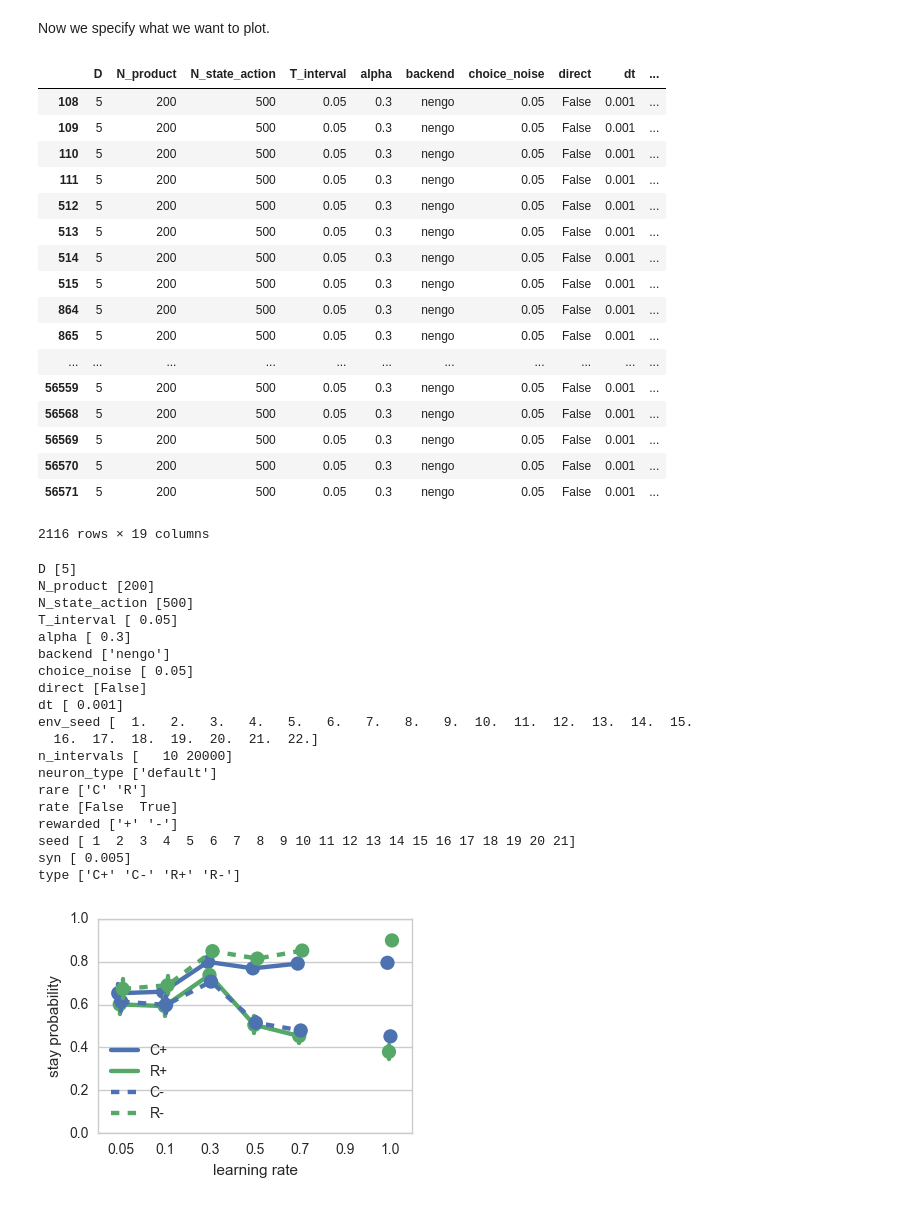
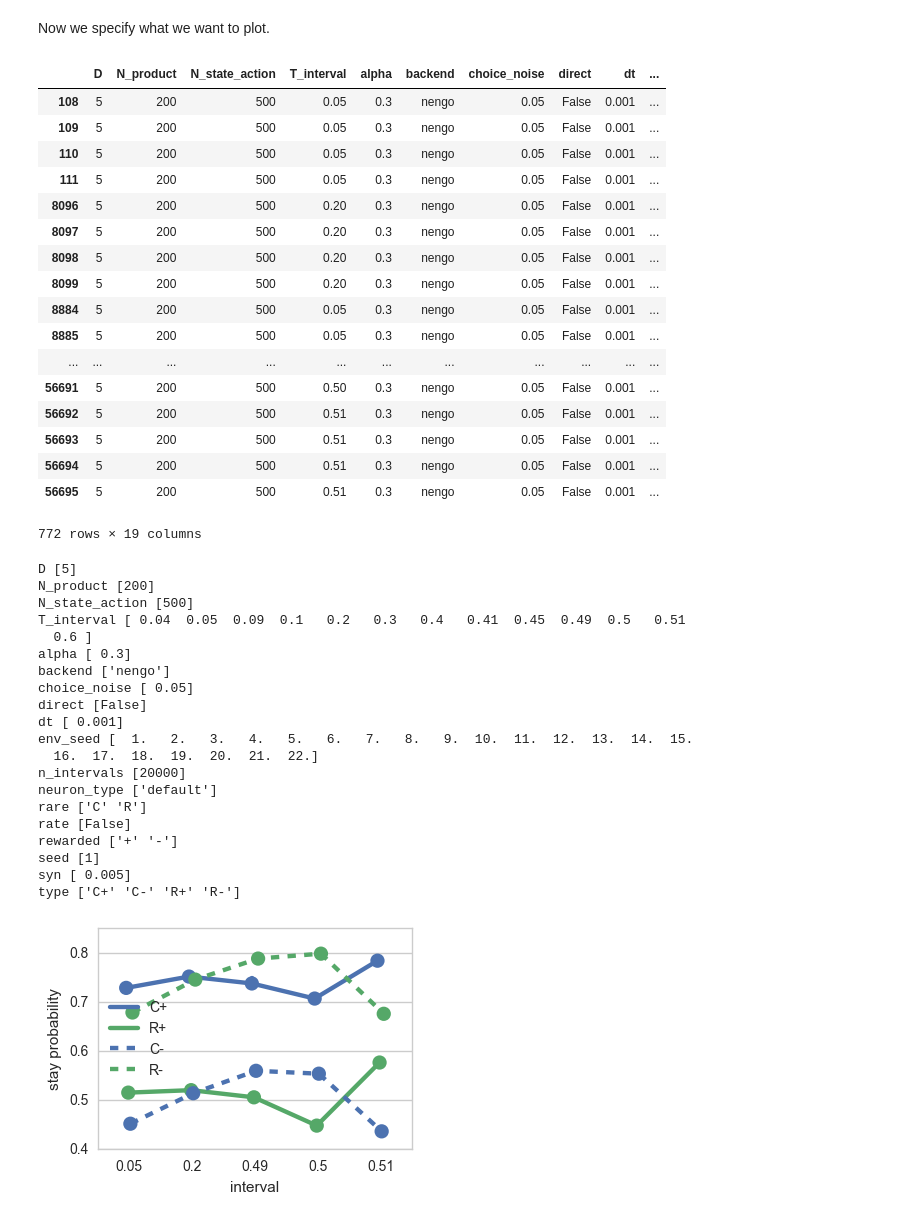
Before and after one commit to ctn-waterloo/cogsci17-rl, a Jupyter notebook: refactor/Plotting Figures.ipynb, the cells around one changed output. Saved outputs shown, nothing was run; the diff lists cells and outputs as text; code cells hidden in the pictures.

Commit message:
double checked plots for correctness

```diff
--- a/refactor/Plotting Figures.ipynb
+++ b/refactor/Plotting Figures.ipynb
@@ -14,7 +14,9 @@ old_data = pytry.read('old_data')
 Now convert it all into a useful pandas DataFrame
 # %%
 data2 = []
-for i, d in enumerate(data+old_data):
+all_data = data+old_data
+#for i, d in enumerate(data+old_data):
+for i, d in enumerate(all_data):
     stay = d['stay_prob']
     for rewarded in [True, False]:
         for rare in [True, False]:
@@ -39,19 +41,21 @@ for i, d in enumerate(data+old_data):
             if 'rate' not in d2:
                 d2['rate'] = False
 
+
+
 df = pandas.DataFrame(data2)
 # %% [markdown]
 Now we specify what we want to plot.
 # %%
-figure = 5
+figure = 7
 
 if figure == 1:
-    initial_query = 'N_product==200 and T_interval==0.05 and rate==False and syn==0.005 and env_seed==2'
+    initial_query = 'N_product==200 and T_interval==0.05 and rate==False and syn==0.005 and env_seed==2 and alpha==0.3'
     param = 'N_state_action'      # the parameter to vary
     name = 'neurons'              # a human-readable name for that parameter (for plot titles)
-    vals = [100, 500, 750, 1000]  # the values to vary the parameter over
+    vals = [20, 50, 70, 100, 500, 750, 1000]  # the values to vary the parameter over
 elif figure == 2:
-    initial_query = 'N_state_action==500 and T_interval==0.05 and rate==False and syn==0.005 and env_seed==2'
+    initial_query = 'N_state_action==500 and T_interval==0.05 and rate==False and syn==0.005 and env_seed==2 and alpha==0.3'
     param = 'N_product'      # the parameter to vary
     name = 'product neurons'              # a human-readable name for that parameter (for plot titles)
     vals = [100, 200, 300, 500, 750, 1000]  # the values to vary the parameter over
@@ -66,11 +70,11 @@ elif figure == 4:
     name = 'environment'              # a human-readable name for that parameter (for plot titles)
     vals = np.arange(1, 21)  # the values to vary the parameter over
 elif figure == 5:
-    initial_query = 'N_product==200 and N_state_action==500 and T_interval==0.05 and syn==0.005 and alpha==0.3 and direct==False'
+    initial_query = 'N_product==200 and N_state_action==500 and T_interval==0.05 and syn==0.005 and alpha==0.3 and direct==False and n_intervals==20000'
     param = 'seed'      # the parameter to vary
     name = 'nengo seed'              # a human-readable name for that parameter (for plot titles)
     vals = np.arange(1, 21)  # the values to vary the parameter over
-elif figure == 6:
+elif figure == 6: # produces same results as 1
     initial_query = 'T_interval==0.05 and alpha==0.3 and n_intervals==20000 and direct==False and rate!=True and N_product==200 and syn==0.005 and env_seed in [2]'
     param = 'N_state_action'      # the parameter to vary
     name = 'neurons'              # a human-readable name for that parameter (for plot titles)
@@ -90,19 +94,19 @@ df2
 | 109 | 5 | 200 | 500 | 0.05 | 0.3 | nengo | 0.05 | False | 0.001 | ... |
 | 110 | 5 | 200 | 500 | 0.05 | 0.3 | nengo | 0.05 | False | 0.001 | ... |
 | 111 | 5 | 200 | 500 | 0.05 | 0.3 | nengo | 0.05 | False | 0.001 | ... |
-| 512 | 5 | 200 | 500 | 0.05 | 0.3 | nengo | 0.05 | False | 0.001 | ... |
-| 513 | 5 | 200 | 500 | 0.05 | 0.3 | nengo | 0.05 | False | 0.001 | ... |
-| 514 | 5 | 200 | 500 | 0.05 | 0.3 | nengo | 0.05 | False | 0.001 | ... |
-| 515 | 5 | 200 | 500 | 0.05 | 0.3 | nengo | 0.05 | False | 0.001 | ... |
-| 864 | 5 | 200 | 500 | 0.05 | 0.3 | nengo | 0.05 | False | 0.001 | ... |
-| 865 | 5 | 200 | 500 | 0.05 | 0.3 | nengo | 0.05 | False | 0.001 | ... |
+| 8096 | 5 | 200 | 500 | 0.20 | 0.3 | nengo | 0.05 | False | 0.001 | ... |
+| 8097 | 5 | 200 | 500 | 0.20 | 0.3 | nengo | 0.05 | False | 0.001 | ... |
+| 8098 | 5 | 200 | 500 | 0.20 | 0.3 | nengo | 0.05 | False | 0.001 | ... |
+| 8099 | 5 | 200 | 500 | 0.20 | 0.3 | nengo | 0.05 | False | 0.001 | ... |
+| 8884 | 5 | 200 | 500 | 0.05 | 0.3 | nengo | 0.05 | False | 0.001 | ... |
+| 8885 | 5 | 200 | 500 | 0.05 | 0.3 | nengo | 0.05 | False | 0.001 | ... |
 | ... | ... | ... | ... | ... | ... | ... | ... | ... | ... | ... |
-| 56559 | 5 | 200 | 500 | 0.05 | 0.3 | nengo | 0.05 | False | 0.001 | ... |
-| 56568 | 5 | 200 | 500 | 0.05 | 0.3 | nengo | 0.05 | False | 0.001 | ... |
-| 56569 | 5 | 200 | 500 | 0.05 | 0.3 | nengo | 0.05 | False | 0.001 | ... |
-| 56570 | 5 | 200 | 500 | 0.05 | 0.3 | nengo | 0.05 | False | 0.001 | ... |
-| 56571 | 5 | 200 | 500 | 0.05 | 0.3 | nengo | 0.05 | False | 0.001 | ... |
+| 56691 | 5 | 200 | 500 | 0.50 | 0.3 | nengo | 0.05 | False | 0.001 | ... |
+| 56692 | 5 | 200 | 500 | 0.51 | 0.3 | nengo | 0.05 | False | 0.001 | ... |
+| 56693 | 5 | 200 | 500 | 0.51 | 0.3 | nengo | 0.05 | False | 0.001 | ... |
+| 56694 | 5 | 200 | 500 | 0.51 | 0.3 | nengo | 0.05 | False | 0.001 | ... |
+| 56695 | 5 | 200 | 500 | 0.51 | 0.3 | nengo | 0.05 | False | 0.001 | ... |
-2116 rows × 19 columns
+772 rows × 19 columns
 # %%
 df2 = df2.drop_duplicates()
 # %%
@@ -114,7 +118,8 @@ for k in df2.keys():
 D [5]
 N_product [200]
 N_state_action [500]
-T_interval [ 0.05]
+T_interval [ 0.04  0.05  0.09  0.1   0.2   0.3   0.4   0.41  0.45  0.49  0.5   0.51
+  0.6 ]
 alpha [ 0.3]
 backend ['nengo']
 choice_noise [ 0.05]
@@ -122,42 +127,42 @@ direct [False]
 dt [ 0.001]
 env_seed [  1.   2.   3.   4.   5.   6.   7.   8.   9.  10.  11.  12.  13.  14.  15.
   16.  17.  18.  19.  20.  21.  22.]
-n_intervals [   10 20000]
+n_intervals [20000]
 neuron_type ['default']
 rare ['C' 'R']
-rate [False  True]
+rate [False]
 rewarded ['+' '-']
-seed [ 1  2  3  4  5  6  7  8  9 10 11 12 13 14 15 16 17 18 19 20 21]
+seed [1]
 syn [ 0.005]
 type ['C+' 'C-' 'R+' 'R-']
 # %%
 seaborn.set_style("whitegrid")
 pylab.figure(figsize=(4,3))
 
 colors = seaborn.color_palette('deep', 2)
 palette = {
     'C+': colors[0],
     'R+': colors[1],
     'C-': colors[0],
     'R-': colors[1],
 }
 
 seaborn.pointplot(x=param, y='stay', hue='type', data=df2,
                   order=vals,
                   dodge=True,
                   hue_order=['C+', 'R+', 'C-', 'R-'],
                   linestyles=['-','-','--','--'],
                   palette=colors)
 ax = pylab.gca()
 pylab.legend(title='', loc='best', handles=ax.lines[::(len(vals)+1)], labels=['C+', 'R+', 'C-', 'R-'])
-pylab.ylim(0,1)
+#pylab.ylim(0,1)
 pylab.xlabel(name)
 pylab.ylabel('stay probability')
 pylab.tight_layout()
 pylab.savefig('%s.png' % param, dpi=450)
 pylab.show()
 # %% [output]
-[figure, old version]
+[figure, new version]
 # %%
 import pylab
 
```
Also changed, not shown: parts of 1 cell of this notebook, 50 other files.
